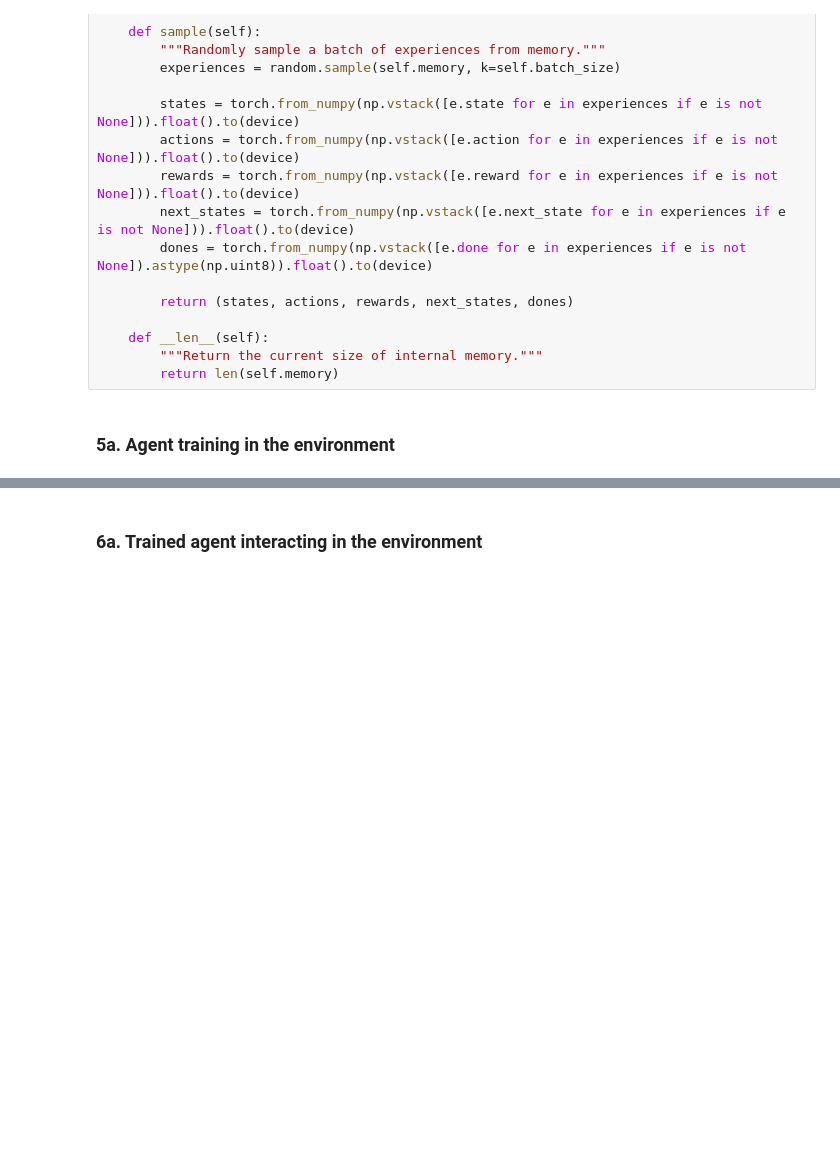
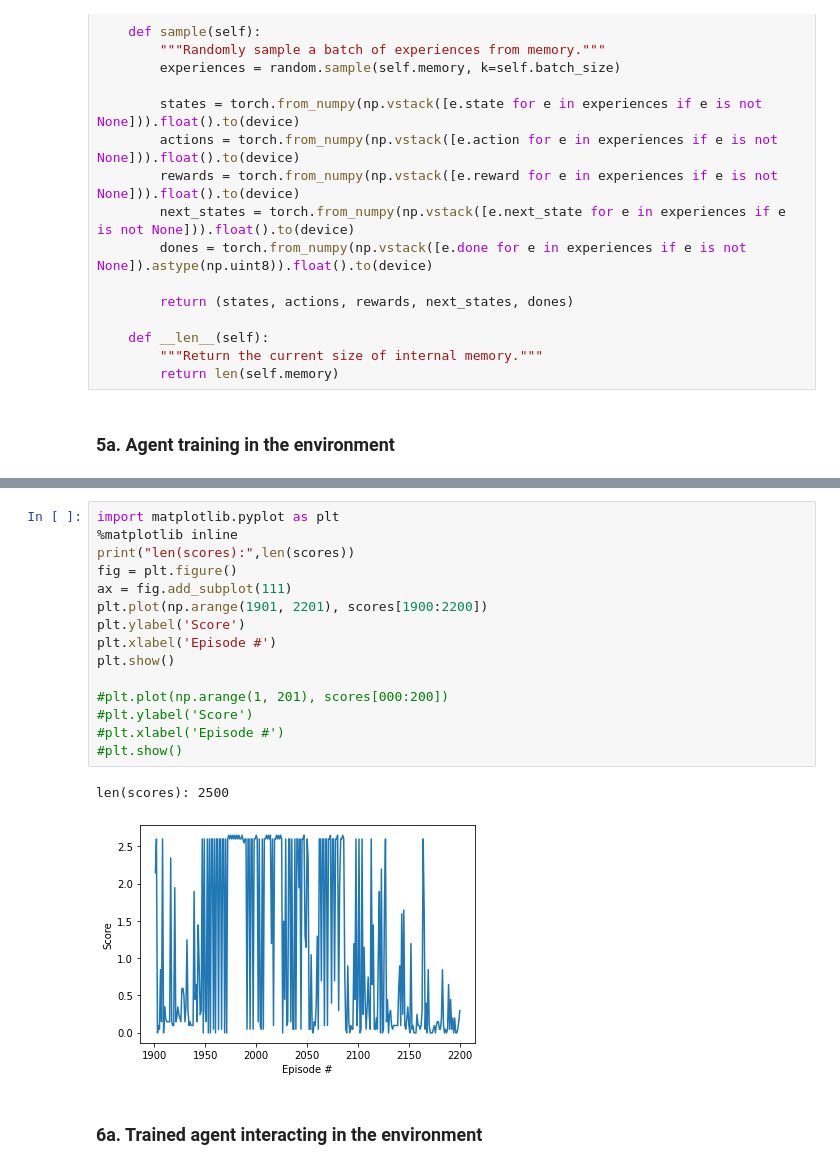
Before and after one commit to JavRodriPM/DDRLN-Project3-MultiAgentRL, a Jupyter notebook: Tennis.ipynb, the cells around one changed output, grey strips where cells are left out. Drawn from its saved outputs; the diff is of its cells as text; blank space fills up the shorter version.

```diff
--- a/Tennis.ipynb
+++ b/Tennis.ipynb
@@ -392,3 +472,21 @@ plt.show()
+# %%
+import matplotlib.pyplot as plt
+%matplotlib inline
+print("len(scores):",len(scores))
+fig = plt.figure()
+ax = fig.add_subplot(111)
+plt.plot(np.arange(1901, 2201), scores[1900:2200])
+plt.ylabel('Score')
+plt.xlabel('Episode #')
+plt.show()
+
+#plt.plot(np.arange(1, 201), scores[000:200])
+#plt.ylabel('Score')
+#plt.xlabel('Episode #')
+#plt.show()
+# %% [output]
+len(scores): 2500
+[figure, added]
 # %% [markdown]
 ### 6a. Trained agent interacting in the environment
 # %%
```
Also changed, not shown: parts of 8 cells of this notebook, 10 other files.
